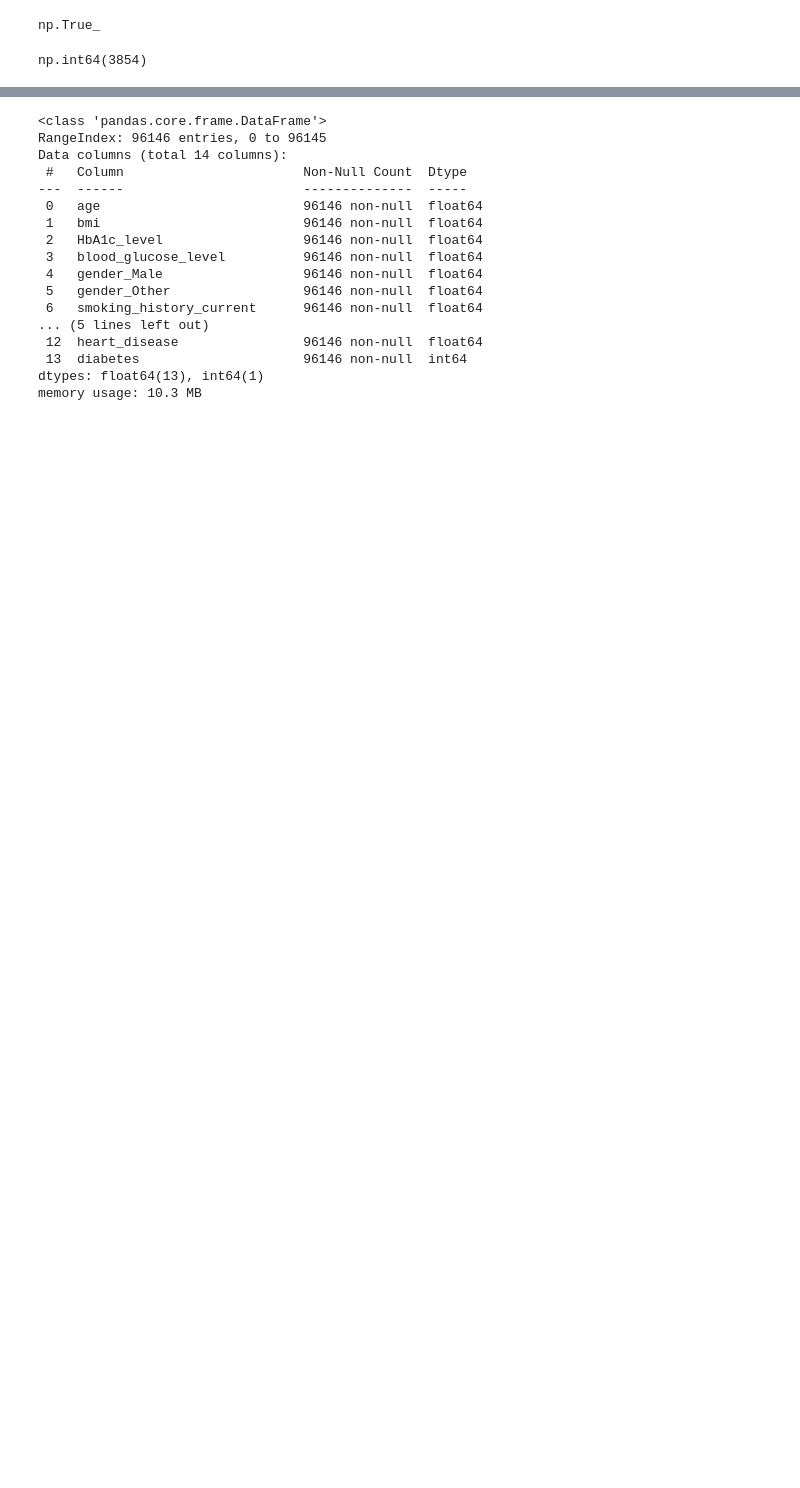
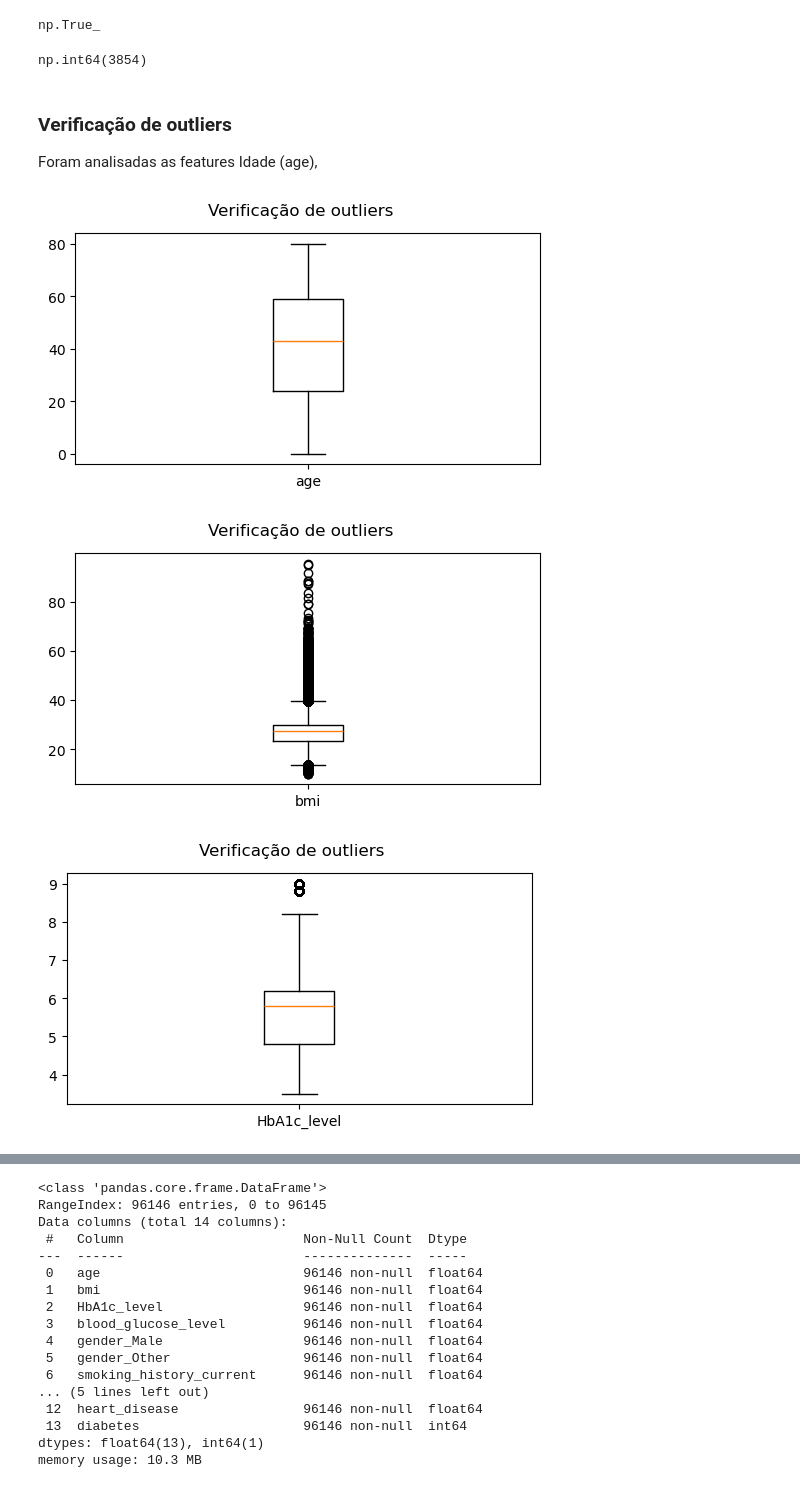
Before and after one commit to rogerioferreira/MVP-Machine_Learning-PUC-RIO, a Jupyter notebook: notebooks/ml-03.ipynb, the cells around one changed output, grey strips where cells are left out. Saved outputs shown, nothing was run; the diff lists cells and outputs as text; code cells hidden in the pictures; blank space fills up the shorter version.

```diff
--- a/notebooks/ml-03.ipynb
+++ b/notebooks/ml-03.ipynb
@@ -90,5 +98,27 @@ df.duplicated().sum()
 np.int64(3854)
 # %%
 # remoção de entradas duplicadas
-# reinicialização do indez para evitar geração da valores NaN
-df = df.drop_duplicates().reset_index(drop=True)
+# reinicialização do index para evitar geração da valores NaN
+df = df.drop_duplicates(keep="first").reset_index(drop=True)
+# %% [markdown]
+### Verificação de outliers
+
+Foram analisadas as features Idade (age),
+# %%
+# identificação de outliers nas variáveis não categóricas ou binárias
+
+features = ["age", "bmi", "HbA1c_level", "blood_glucose_level"]
+
+
+for feature in features:
+    fig, ax = plt.subplots(figsize=(6, 3))
+
+    fig.suptitle("Verificação de outliers")
+    ax.set_xticklabels([feature])
+
+    plt.boxplot(df[feature])
+    plt.show()
+# %% [output]
+[figure, added]
+[figure, added]
+[figure, added]
```
Also changed, not shown: parts of 11 cells of this notebook.
